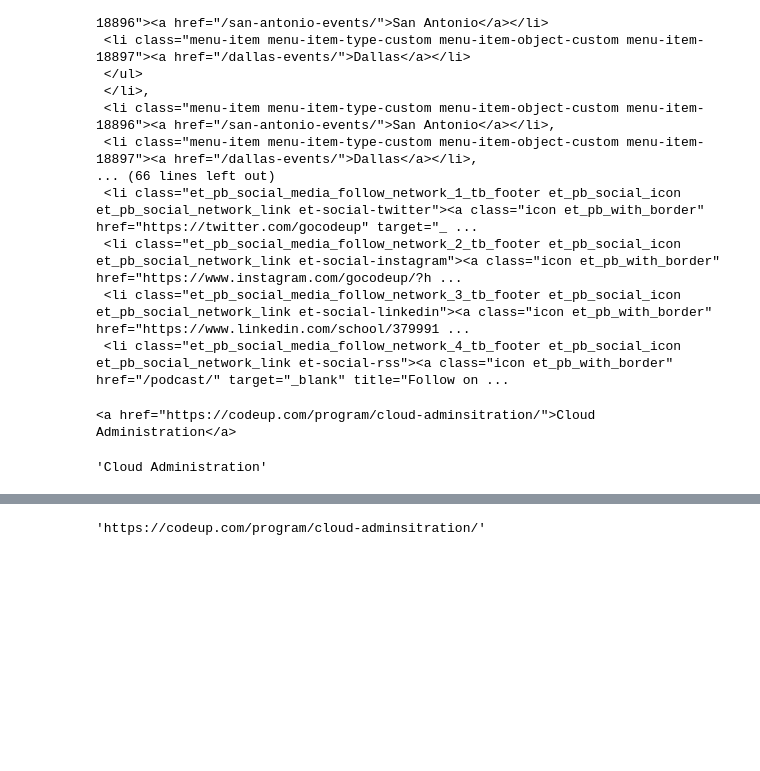
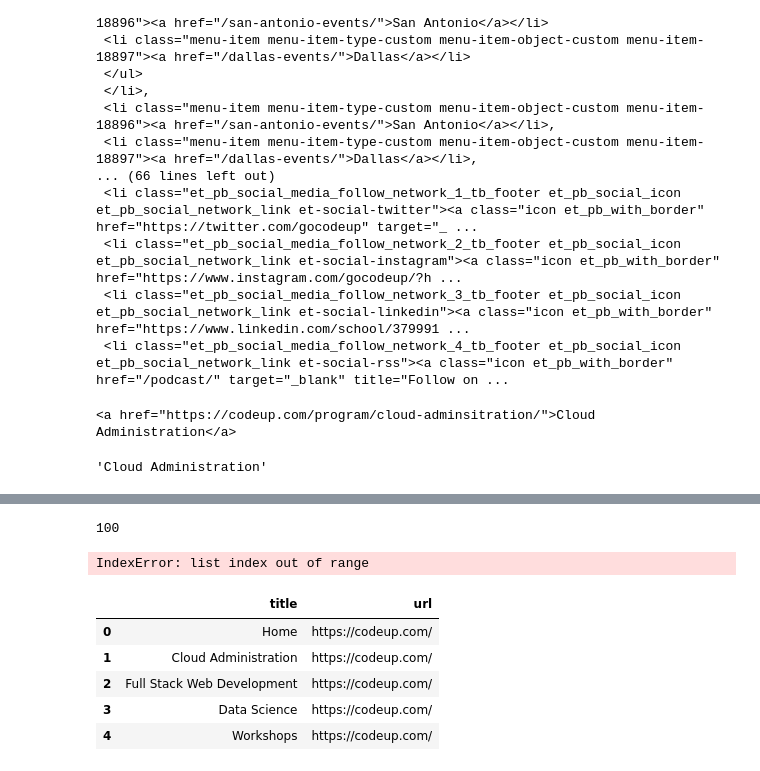
Before and after one commit to jcrosenberger/natural_language_processing_exercises, a Jupyter notebook: acquire.ipynb, the cells around one changed output, grey strips where cells are left out. Drawn from its saved outputs; the diff is of its cells as text; code cells hidden in the pictures; blank space fills up the shorter version.

```diff
--- a/acquire.ipynb
+++ b/acquire.ipynb
@@ -86,3 +86,8 @@ codeup_a_list[1]
 codeup_a_list[1].text
 # %% [output]
 'Cloud Administration'
+# %%
+number = len(codeup_a_list)
+for i in range(number):
+    if codeup_a_list[i]['href']:
+        print(i,codeup_a_list[i]['href'])
@@ -89,9 +113,26 @@ codeup_a_list[1].text
 # %%
-codeup_a_list[1]['href']
+len(codeup_a_list)
 # %% [output]
-'https://codeup.com/program/cloud-adminsitration/'
+100
 # %%
-code_blog_dict = {}
-for element in codeup_a_list:
-    element.lower()
-    code_blog_dict[element] =
+codeup_blog_df = pd.DataFrame(columns = ['title', 'url'])
+number = len(codeup_a_list)
+for i in range(number):
+
+    title = codeup_a_list[i].text
+    url = codeup_a_list[number]['href']
+    codeup_blog_df.loc[i] = [title, url]
+
+    #number+=1
+#codeup_blog_df['title'] =
+# %% [output]
+IndexError: list index out of range
+# %%
+codeup_blog_df.head()
+# %% [output]
+|  | title | url |
+| 0 | Home | https://codeup.com/ |
+| 1 | Cloud Administration | https://codeup.com/ |
+| 2 | Full Stack Web Development | https://codeup.com/ |
+| 3 | Data Science | https://codeup.com/ |
+| 4 | Workshops | https://codeup.com/ |
```
Also changed, not shown: parts of 2 cells of this notebook.
